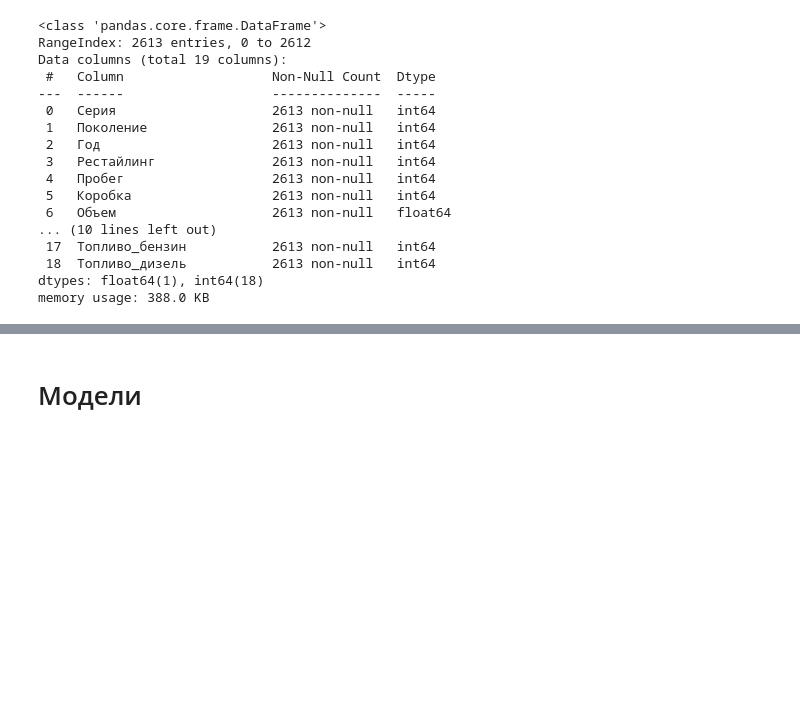
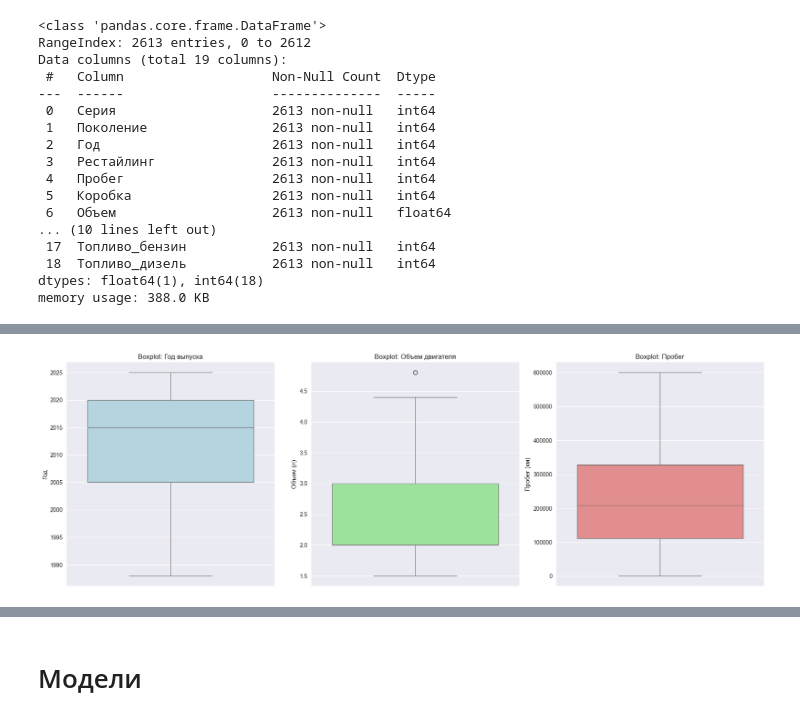
Before and after one commit to trxxnk/BimmerAI, a Jupyter notebook: notebooks/bmw_models.ipynb, the cells around one changed output, grey strips where cells are left out. Cells and saved outputs as stored; diff of their text form; code cells hidden in the pictures; blank space fills up the shorter version.

```diff
--- a/notebooks/bmw_models.ipynb
+++ b/notebooks/bmw_models.ipynb
@@ -59,0 +108,22 @@ corr_bmw
+# %%
+fig, axes = plt.subplots(1, 3, figsize=(18, 6))
+
+# Boxplot для года выпуска
+sns.boxplot(y=bmw_data['Год'], ax=axes[0], color='lightblue')
+axes[0].set_title('Boxplot: Год выпуска')
+axes[0].set_ylabel('Год')
+
+# Boxplot для объема двигателя
+sns.boxplot(y=bmw_data['Объем'], ax=axes[1], color='lightgreen')
+axes[1].set_title('Boxplot: Объем двигателя')
+axes[1].set_ylabel('Объем (л)')
+
+# Boxplot для пробега
+sns.boxplot(y=bmw_data['Пробег'], ax=axes[2], color='lightcoral')
+axes[2].set_title('Boxplot: Пробег')
+axes[2].set_ylabel('Пробег (км)')
+
+plt.tight_layout()
+plt.show()
+# %% [output]
+[figure, added]
```
Also changed, not shown: parts of 29 cells of this notebook, 2 other files.
